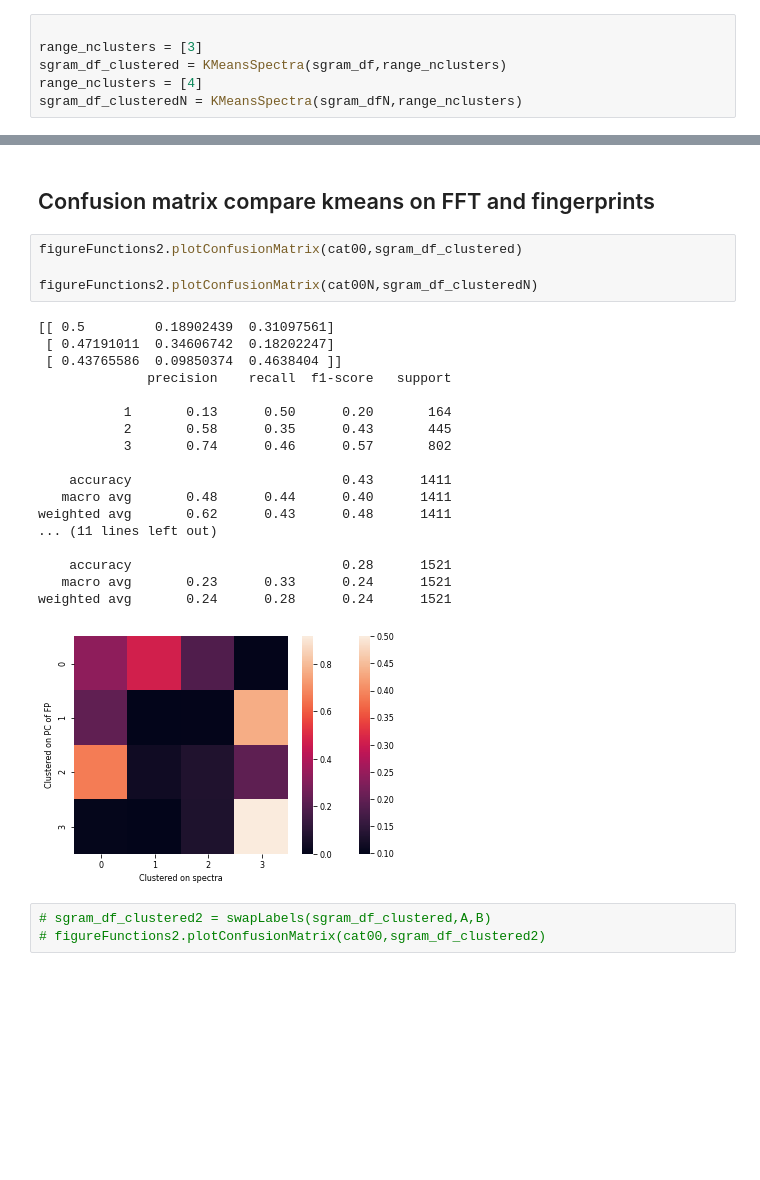
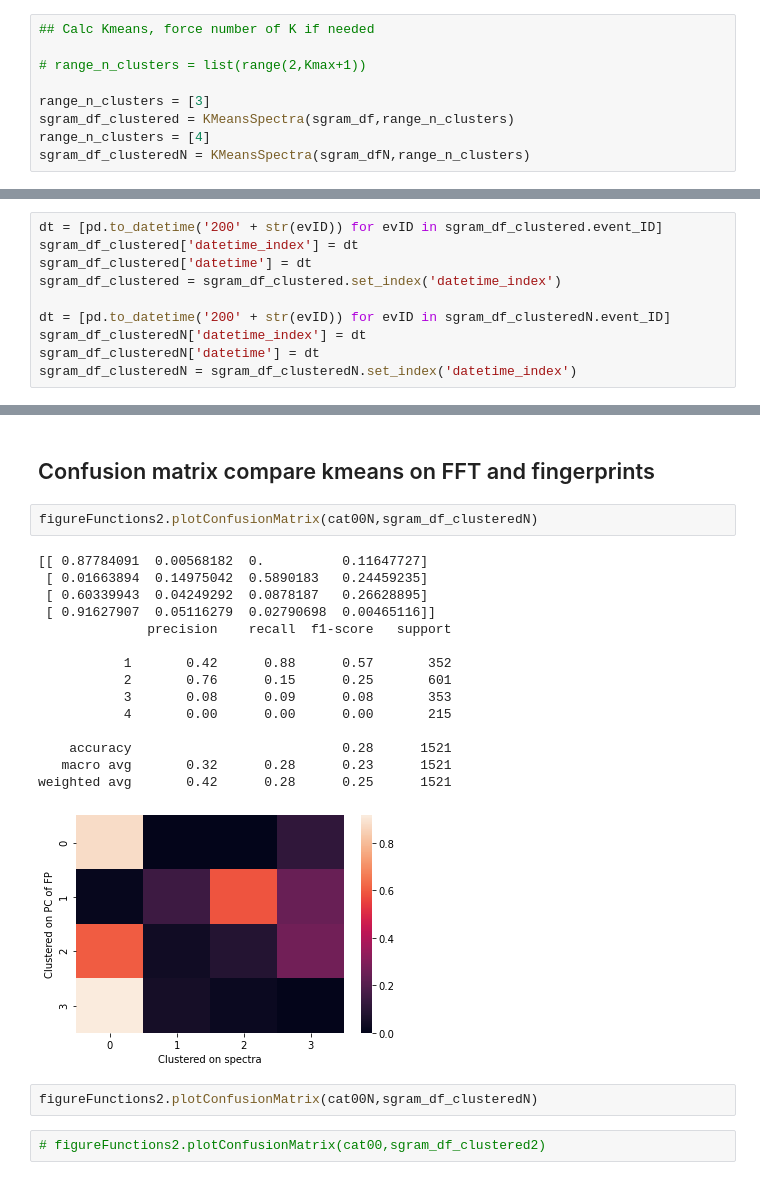
Before and after one commit to tsawi/Unsupervised_ML_Gornergletscher, a Jupyter notebook: notebooks/plotting_SuppFigs.ipynb, the cells around one changed output, grey strips where cells are left out. Drawn from its saved outputs; the diff is of its cells as text; blank space fills up the shorter version.

```diff
--- a/notebooks/plotting_SuppFigs.ipynb
+++ b/notebooks/plotting_SuppFigs.ipynb
@@ -758,9 +599,12 @@ fSTFT_trimN, XN, sgram_dfN = compileSpectraFromWF(cat00N,dataH5_pathN,station,ch
 # %%
+## Calc Kmeans, force number of K if needed
 
-range_nclusters = [3]
-sgram_df_clustered = KMeansSpectra(sgram_df,range_nclusters)
-range_nclusters = [4]
-sgram_df_clusteredN = KMeansSpectra(sgram_dfN,range_nclusters)
+# range_n_clusters = list(range(2,Kmax+1))
+
+range_n_clusters = [3]
+sgram_df_clustered = KMeansSpectra(sgram_df,range_n_clusters)
+range_n_clusters = [4]
+sgram_df_clusteredN = KMeansSpectra(sgram_dfN,range_n_clusters)
 # %% [output]
 kmeans on 3 clusters...
 Best cluster: 3
@@ -768,0 +615,10 @@ Best cluster: 4
+# %%
+dt = [pd.to_datetime('200' + str(evID)) for evID in sgram_df_clustered.event_ID]
+sgram_df_clustered['datetime_index'] = dt
+sgram_df_clustered['datetime'] = dt
+sgram_df_clustered = sgram_df_clustered.set_index('datetime_index')
+
+dt = [pd.to_datetime('200' + str(evID)) for evID in sgram_df_clusteredN.event_ID]
+sgram_df_clusteredN['datetime_index'] = dt
+sgram_df_clusteredN['datetime'] = dt
+sgram_df_clusteredN = sgram_df_clusteredN.set_index('datetime_index')
@@ -769,28 +875,24 @@ Best cluster: 4
 # %% [markdown]
 ## Confusion matrix compare kmeans on FFT and fingerprints
 # %%
-figureFunctions2.plotConfusionMatrix(cat00,sgram_df_clustered)
-
 figureFunctions2.plotConfusionMatrix(cat00N,sgram_df_clusteredN)
 # %% [output]
-[[ 0.5         0.18902439  0.31097561]
- [ 0.47191011  0.34606742  0.18202247]
- [ 0.43765586  0.09850374  0.4638404 ]]
+[[ 0.87784091  0.00568182  0.          0.11647727]
+ [ 0.01663894  0.14975042  0.5890183   0.24459235]
+ [ 0.60339943  0.04249292  0.0878187   0.26628895]
+ [ 0.91627907  0.05116279  0.02790698  0.00465116]]
               precision    recall  f1-score   support
 
-           1       0.13      0.50      0.20       164
-           2       0.58      0.35      0.43       445
-           3       0.74      0.46      0.57       802
-
-    accuracy                           0.43      1411
-   macro avg       0.48      0.44      0.40      1411
-weighted avg       0.62      0.43      0.48      1411
-... (11 lines left out)
+           1       0.42      0.88      0.57       352
+           2       0.76      0.15      0.25       601
+           3       0.08      0.09      0.08       353
+           4       0.00      0.00      0.00       215
 
     accuracy                           0.28      1521
-   macro avg       0.23      0.33      0.24      1521
-weighted avg       0.24      0.28      0.24      1521
+   macro avg       0.32      0.28      0.23      1521
+weighted avg       0.42      0.28      0.25      1521
-[figure, old version]
+[figure, new version]
+# %%
+figureFunctions2.plotConfusionMatrix(cat00N,sgram_df_clusteredN)
 # %%
-# sgram_df_clustered2 = swapLabels(sgram_df_clustered,A,B)
 # figureFunctions2.plotConfusionMatrix(cat00,sgram_df_clustered2)
```
Also changed, not shown: parts of 23 cells of this notebook, 18 other files.
